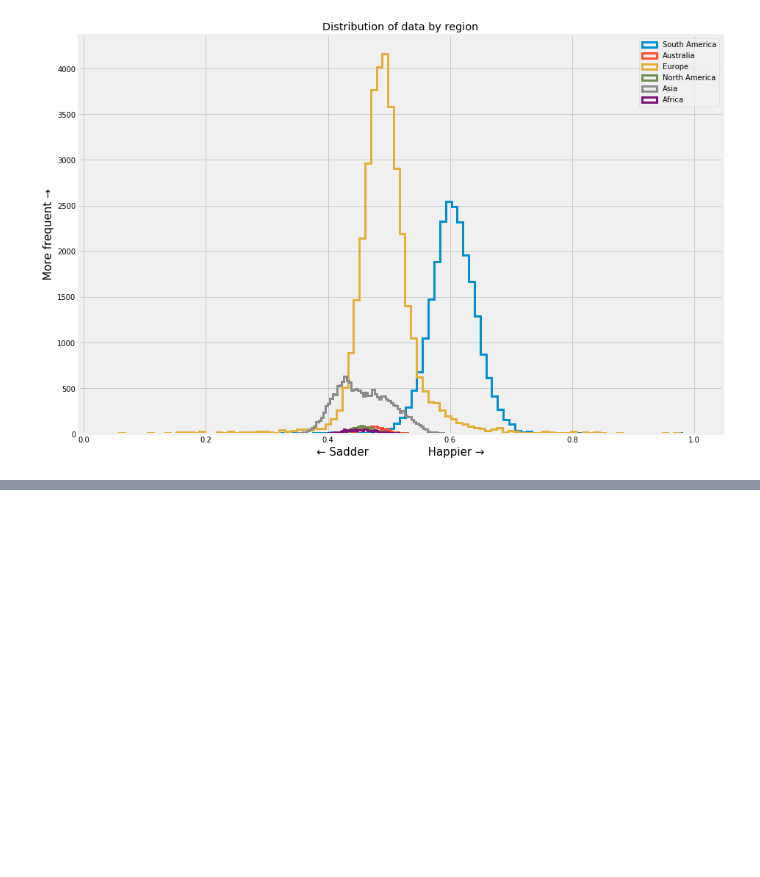
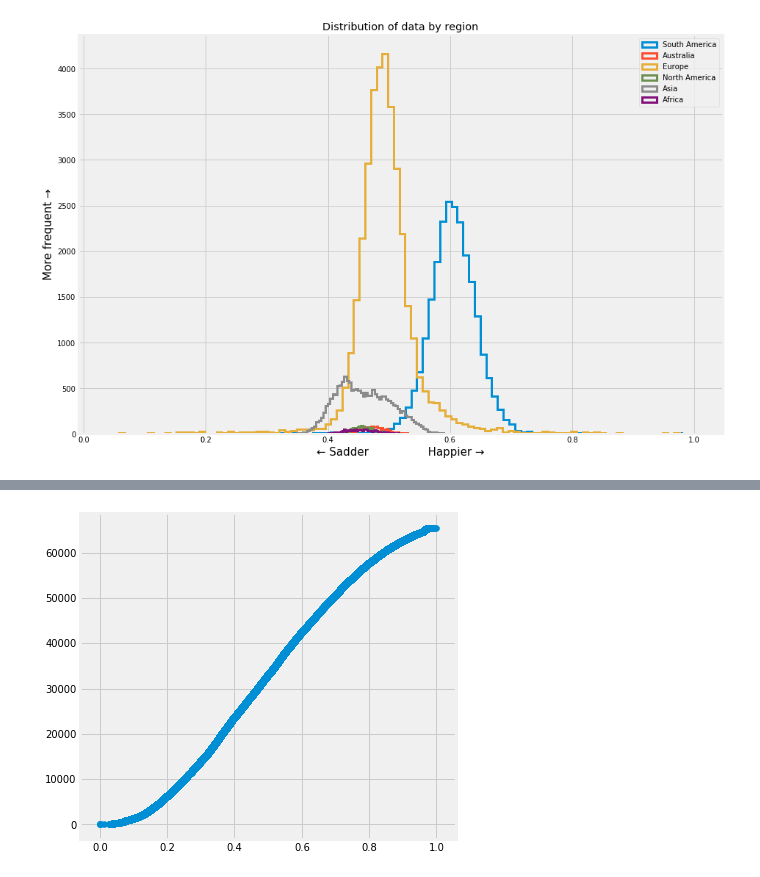
Before and after one commit to raffg/spotify_analysis, a Jupyter notebook: spotify_analysis.ipynb, the cells around one changed output, grey strips where cells are left out. Cells and saved outputs as stored; diff of their text form; code cells hidden in the pictures; blank space fills up the shorter version.

```diff
--- a/spotify_analysis.ipynb
+++ b/spotify_analysis.ipynb
@@ -1228,0 +1310,7 @@ plt.show()
+# %%
+data = df.groupby('id', as_index=False)['valence'].nth(0).sort_values().reset_index()
+plt.figure(figsize=(6, 6))
+plt.scatter(data['valence'], data.index)
+plt.show()
+# %% [output]
+[figure, added]
```
Also changed, not shown: parts of 7 cells of this notebook, 5 other files.
